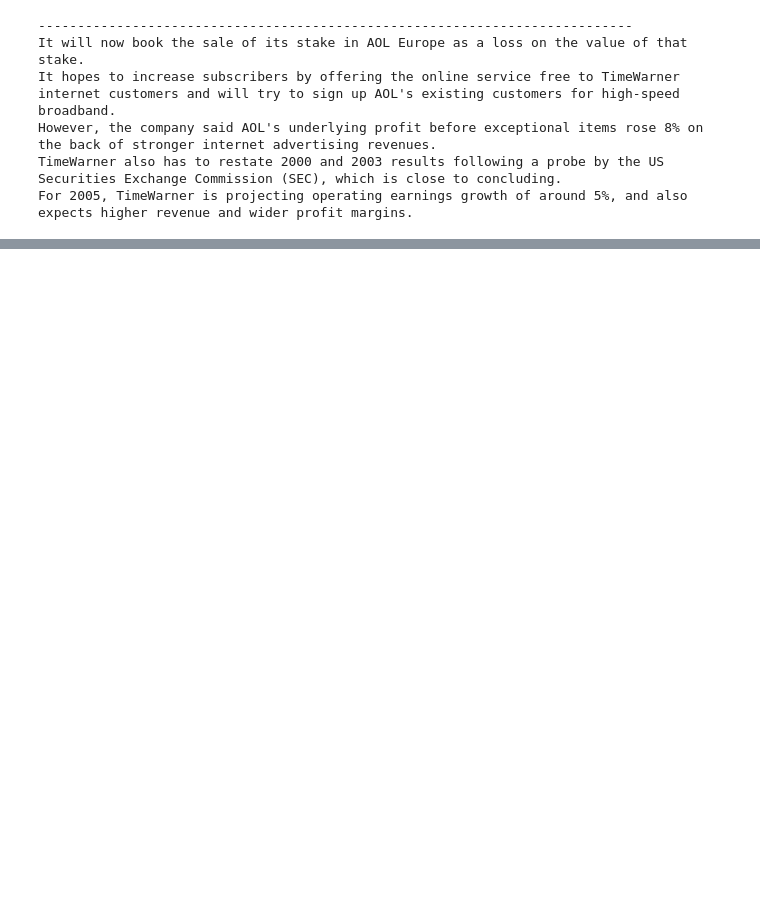
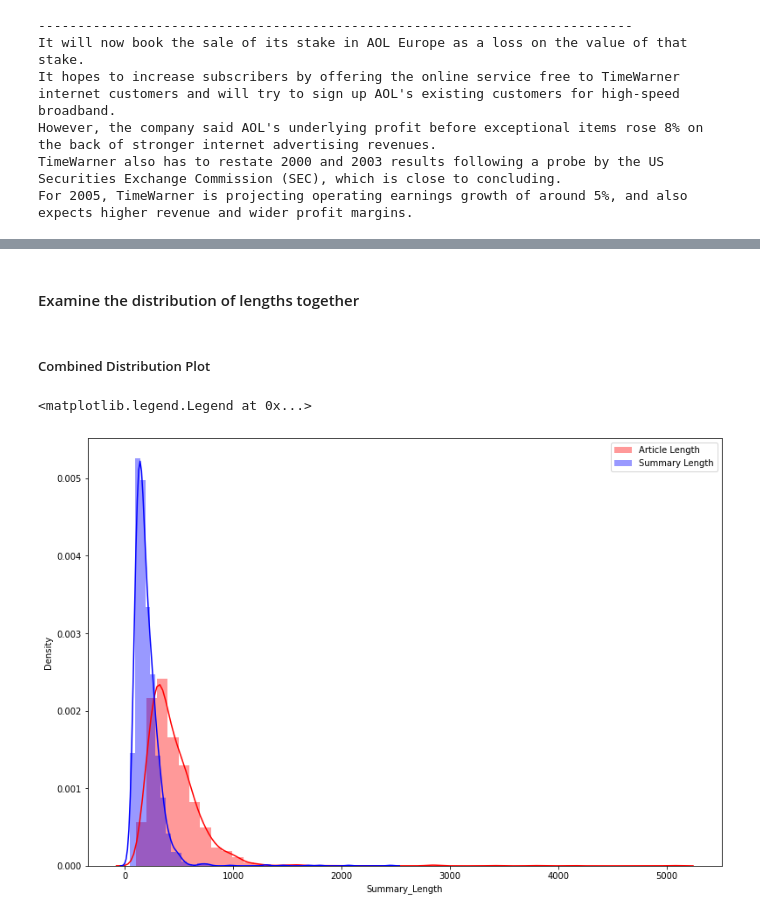
Before and after one commit to SAR2652/News-Text-Summarization, a Jupyter notebook: BBC_News_Text_Summarization.ipynb, the cells around one changed output, grey strips where cells are left out. Drawn from its saved outputs; the diff is of its cells as text; code cells hidden in the pictures; blank space fills up the shorter version.

```diff
--- a/BBC_News_Text_Summarization.ipynb
+++ b/BBC_News_Text_Summarization.ipynb
@@ -148,0 +245,3 @@ For 2005, TimeWarner is projecting operating earnings growth of around 5%, and a
+# %%
+df_val = pd.concat(validation_df_list)
+df_val.head()
@@ -148,0 +265,3 @@ For 2005, TimeWarner is projecting operating earnings growth of around 5%, and a
+# %%
+full_df = pd.concat([df_train, df_val])
+full_df.head()
@@ -148,0 +275,18 @@ For 2005, TimeWarner is projecting operating earnings growth of around 5%, and a
+# %%
+def length(x):
+    return len(wordpunct_tokenize(x))
+# %%
+full_df['Article_Length'] = full_df['Article'].apply(length)
+full_df['Summary_Length'] = full_df['Summary'].apply(length)
+# %% [markdown]
+#### Examine the distribution of lengths together
+# %% [markdown]
+##### Combined Distribution Plot
+# %%
+plt.figure(figsize = (13, 9))
+sns.distplot(full_df['Article_Length'], color = 'red', label = 'Article Length')
+sns.distplot(full_df['Summary_Length'], color = 'blue', label = 'Summary Length')
+plt.legend()
+# %% [output]
+<matplotlib.legend.Legend at 0x...>
+[figure, added]
```
Also changed, not shown: parts of 53 cells of this notebook.
